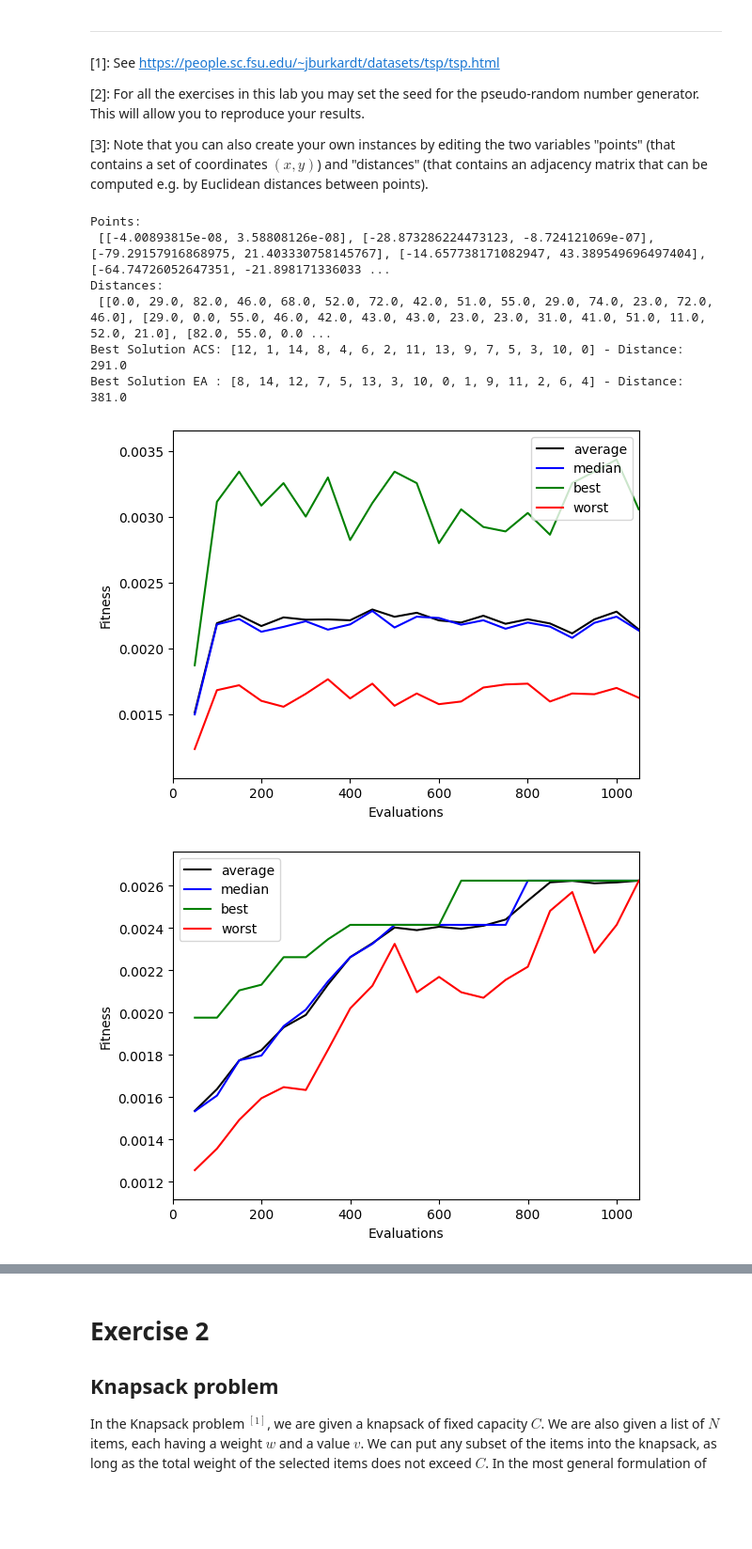
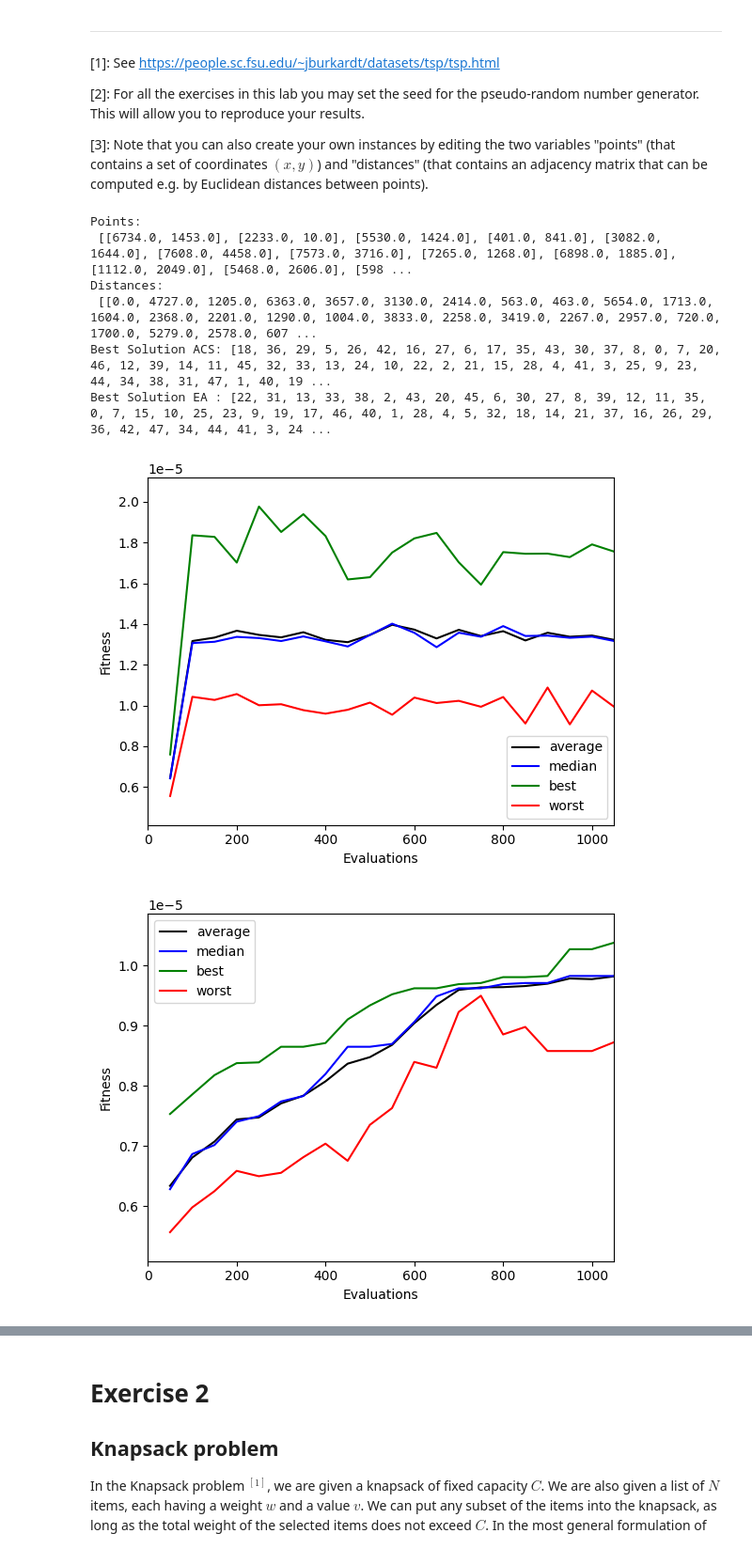
Before and after one commit to wamuumu/bio-labs, a Jupyter notebook: Lab07/Lab_07.ipynb, the cells around one changed output, grey strips where cells are left out. Shown at 94% size. Saved outputs shown, nothing was run; the diff lists cells and outputs as text; code cells hidden in the pictures; blank space fills up the shorter version.

```diff
--- a/Lab07/Lab_07.ipynb
+++ b/Lab07/Lab_07.ipynb
@@ -50,9 +50,9 @@ datasets taken from:
     https://people.sc.fsu.edu/~jburkardt/datasets/tsp/tsp.html
     http://comopt.ifi.uni-heidelberg.de/software/TSPLIB95/
 """
-instance = "p01"
+#instance = "p01"
 #instance = "bays29"
-#instance = "att48"
+instance = "att48"
 points = readFileAsMatrix("utils/utils_07/datasets/tsp/" + instance + "_xy.txt")
 distances = readFileAsMatrix("utils/utils_07/datasets/tsp/" + instance + "_d.txt")
 
@@ -106,36 +106,36 @@ final_pop = ea.evolve(generator=problem.generator,
                       bounder=problem.bounder,
                       maximize=problem.maximize,
                       pop_size=pop_size,
                       max_generations=max_generations,
                       num_selected=pop_size,
                       tournament_size=tournament_size,
                       num_elites=num_elites,**args)
 best_EA = max(ea.population)
 
 if display:
     indices = []
     for link in best_ACS.candidate:
         # each point is ((i, j), 1/distance_ij)
         indices.append(link.element[0])
     indices.append(best_ACS.candidate[-1].element[1])
     solution_ACS = indices
 
     solution_EA = best_EA.candidate
 
     print("Best Solution ACS: {0} - Distance: {1}".format(str(solution_ACS), 1/best_ACS.fitness))
     print("Best Solution EA : {0} - Distance: {1}".format(str(solution_EA), 1/best_EA.fitness))
 
     plotSolution(points, distances, solution_ACS, "ACS (best solution)")
     plotSolution(points, distances, solution_EA, "EA (best solution)")
 
     ioff()
     show()
 # %% [output]
 Points:
- [[-4.00893815e-08, 3.58808126e-08], [-28.873286224473123, -8.724121069e-07], [-79.29157916868975, 21.403330758145767], [-14.657738171082947, 43.389549696497404], [-64.74726052647351, -21.898171336033 ...
+ [[6734.0, 1453.0], [2233.0, 10.0], [5530.0, 1424.0], [401.0, 841.0], [3082.0, 1644.0], [7608.0, 4458.0], [7573.0, 3716.0], [7265.0, 1268.0], [6898.0, 1885.0], [1112.0, 2049.0], [5468.0, 2606.0], [598 ...
 Distances:
- [[0.0, 29.0, 82.0, 46.0, 68.0, 52.0, 72.0, 42.0, 51.0, 55.0, 29.0, 74.0, 23.0, 72.0, 46.0], [29.0, 0.0, 55.0, 46.0, 42.0, 43.0, 43.0, 23.0, 23.0, 31.0, 41.0, 51.0, 11.0, 52.0, 21.0], [82.0, 55.0, 0.0 ...
-Best Solution ACS: [12, 1, 14, 8, 4, 6, 2, 11, 13, 9, 7, 5, 3, 10, 0] - Distance: 291.0
-Best Solution EA : [8, 14, 12, 7, 5, 13, 3, 10, 0, 1, 9, 11, 2, 6, 4] - Distance: 381.0
+ [[0.0, 4727.0, 1205.0, 6363.0, 3657.0, 3130.0, 2414.0, 563.0, 463.0, 5654.0, 1713.0, 1604.0, 2368.0, 2201.0, 1290.0, 1004.0, 3833.0, 2258.0, 3419.0, 2267.0, 2957.0, 720.0, 1700.0, 5279.0, 2578.0, 607 ...
+Best Solution ACS: [18, 36, 29, 5, 26, 42, 16, 27, 6, 17, 35, 43, 30, 37, 8, 0, 7, 20, 46, 12, 39, 14, 11, 45, 32, 33, 13, 24, 10, 22, 2, 21, 15, 28, 4, 41, 3, 25, 9, 23, 44, 34, 38, 31, 47, 1, 40, 19 ...
+Best Solution EA : [22, 31, 13, 33, 38, 2, 43, 20, 45, 6, 30, 27, 8, 39, 12, 11, 35, 0, 7, 15, 10, 25, 23, 9, 19, 17, 46, 40, 1, 28, 4, 5, 32, 18, 14, 21, 37, 16, 26, 29, 36, 42, 47, 34, 44, 41, 3, 24 ...
-[figure, old version]
+[figure, new version]
-[figure, old version]
+[figure, new version]
```
Also changed, not shown: parts of 3 cells of this notebook, 2 other files.
